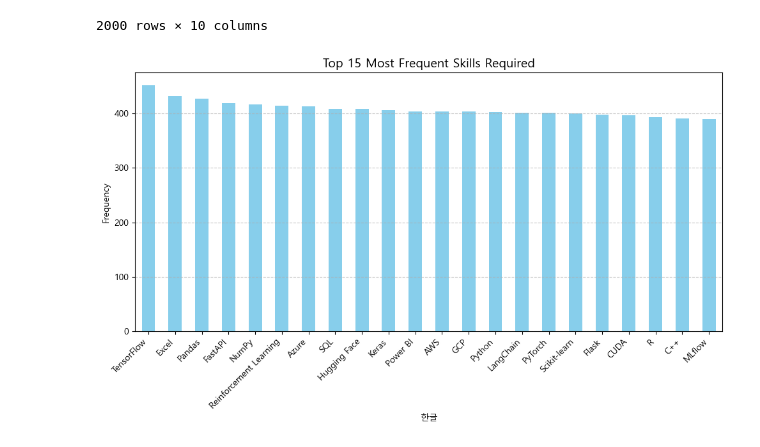
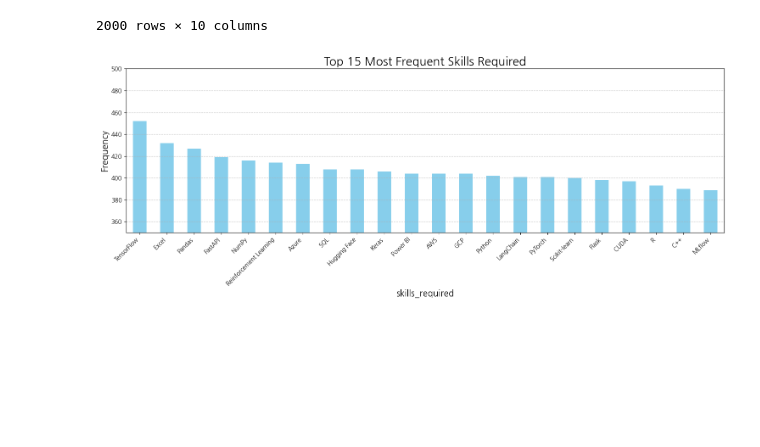
Before and after one commit to kimhyojoong83/project_ai_job, a Jupyter notebook: ai_job.ipynb, the cells around one changed output. Cells and saved outputs as stored; diff of their text form; code cells hidden in the pictures; blank space fills up the shorter version.

```diff
--- a/ai_job.ipynb
+++ b/ai_job.ipynb
@@ -22,8 +46,8 @@ import matplotlib.pyplot as plt
 
 # 파일 불러오기
 # 사용하는 환경에 따라 주석처리 해서 사용
-df = pd.read_csv("C:/Users/user/ai_job/ai_job_market.csv") # 주피터 용
-# df = pd.read_csv("/content/ai_job_market.csv") # 코랩 용
+# df = pd.read_csv("C:/Users/user/ai_job/ai_job_market.csv") # 주피터 용
+df = pd.read_csv("/content/ai_job_market.csv") # 코랩 용
 # 코랩에서 사용할때는 csv파일 업로드 해주셔야 합니다.
 
 # 전처리
@@ -46,7 +70,7 @@ df['posted_date'] = df['posted_date'].str.replace('-[^-]*$', '', regex=True)
 # location ','앞의 값 삭제(도시 제거)
 df['location'] = df['location'].str.replace('.*,', '', regex=True)
 
-# skills_required 리스트 화
+# # skills_required 리스트 화
 # df['skills_required'] = (
 #     df['skills_required']
 #     .dropna()       # 결측치 제거
@@ -87,24 +111,25 @@ df
 # %%
 skills_series = (
     df['skills_required']
     .dropna()
     .str.split(',')          # 콤마 기준 분리
     .explode()               # 리스트 풀기
     .str.strip()             # 공백 제거
 )
 
 # 기술별 등장 횟수 계산
 skill_counts = skills_series.value_counts()
 
 # 상위 15개 기술만 시각화
-plt.figure(figsize=(10,6))
+plt.figure(figsize=(15,6))
 skill_counts.plot(kind='bar', color='skyblue')
-plt.title('Top 15 Most Frequent Skills Required', fontsize=14)
-plt.xlabel('한글')
-plt.ylabel('Frequency')
+plt.title('Top 15 Most Frequent Skills Required', fontsize=20)
+plt.xlabel('skills_required', fontsize=15)
+plt.ylabel('Frequency', fontsize=15)
 plt.xticks(rotation=45, ha='right')
 plt.grid(axis='y', linestyle='--', alpha=0.7)
+plt.ylim(350,500)
 plt.tight_layout()
 plt.show()
 # %% [output]
-[figure, old version]
+[figure, new version]
```
Also changed, not shown: parts of 5 cells of this notebook, 1 other file.
